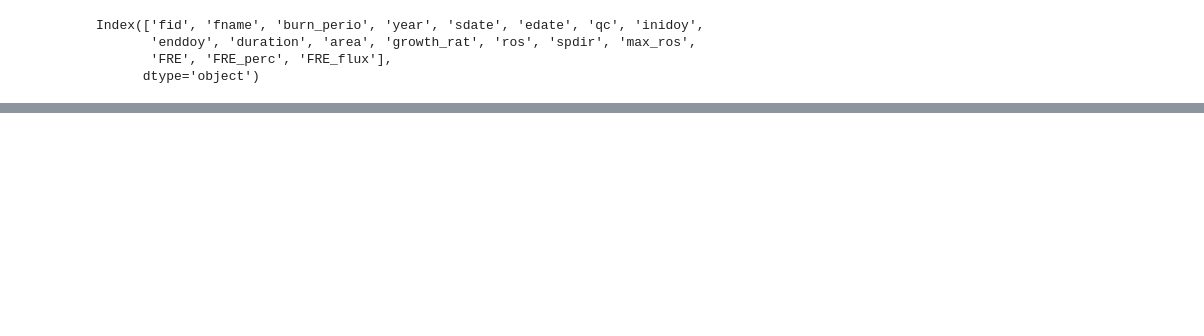
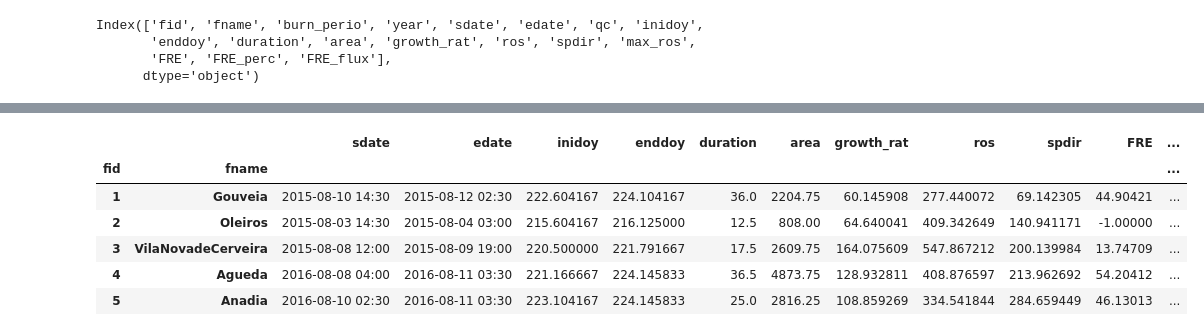
Before and after one commit to Lenavaz/DataScienceProj_WildfireAnalysis, a Jupyter notebook: Wildfire Project.ipynb, the cells around one changed output, grey strips where cells are left out. Cells and saved outputs as stored; diff of their text form; code cells hidden in the pictures; blank space fills up the shorter version.

```diff
--- a/Wildfire Project.ipynb
+++ b/Wildfire Project.ipynb
@@ -63,0 +99,6 @@ df.groupby(['A','othercolumn']).agg({'B': ['min', 'max'], 'C': 'sum'})
+# %%
+# Using astype("string") to change fname type from object to string and then use str.replace()
+# to clean the name of the location so it's more perceptible
+firespread['fname']= firespread['fname'].astype("string")
+firespread['fname'] = firespread['fname'].str.replace('\d+', '')
+firespread['fname'] = firespread['fname'].str.replace('_', '')
@@ -63,0 +202,13 @@ df.groupby(['A','othercolumn']).agg({'B': ['min', 'max'], 'C': 'sum'})
+# %%
+def separate_words(name):
+    keywords = ["de", "da", "do", "dos", "das"]
+    separated_name = ""
+    for i, char in enumerate(name):
+        if char.isupper() and i > 0 and name[i-1].islower():
+            separated_name += " "
+        separated_name += char
+        if i < len(name)-1 and name[i+1:].lower() in keywords:
+            separated_name += " "
+    return separated_name
+# %%
+firespread['fname_separate'] = firespread['fname'].apply(separate_words)
@@ -63,0 +246,10 @@ df.groupby(['A','othercolumn']).agg({'B': ['min', 'max'], 'C': 'sum'})
+# %%
+fs.head()
+# %% [output]
+|  |  | sdate | edate | inidoy | enddoy | duration | area | growth_rat | ros | spdir | FRE | ... |
+| fid | fname |  |  |  |  |  |  |  |  |  |  | ... |
+| 1 | Gouveia | 2015-08-10 14:30 | 2015-08-12 02:30 | 222.604167 | 224.104167 | 36.0 | 2204.75 | 60.145908 | 277.440072 | 69.142305 | 44.90421 | ... |
+| 2 | Oleiros | 2015-08-03 14:30 | 2015-08-04 03:00 | 215.604167 | 216.125000 | 12.5 | 808.00 | 64.640041 | 409.342649 | 140.941171 | -1.00000 | ... |
+| 3 | VilaNovadeCerveira | 2015-08-08 12:00 | 2015-08-09 19:00 | 220.500000 | 221.791667 | 17.5 | 2609.75 | 164.075609 | 547.867212 | 200.139984 | 13.74709 | ... |
+| 4 | Agueda | 2016-08-08 04:00 | 2016-08-11 03:30 | 221.166667 | 224.145833 | 36.5 | 4873.75 | 128.932811 | 408.876597 | 213.962692 | 54.20412 | ... |
+| 5 | Anadia | 2016-08-10 02:30 | 2016-08-11 03:30 | 223.104167 | 224.145833 | 25.0 | 2816.25 | 108.859269 | 334.541844 | 284.659449 | 46.13013 | ... |
```
Also changed, not shown: parts of 23 cells of this notebook, 1 other file.
